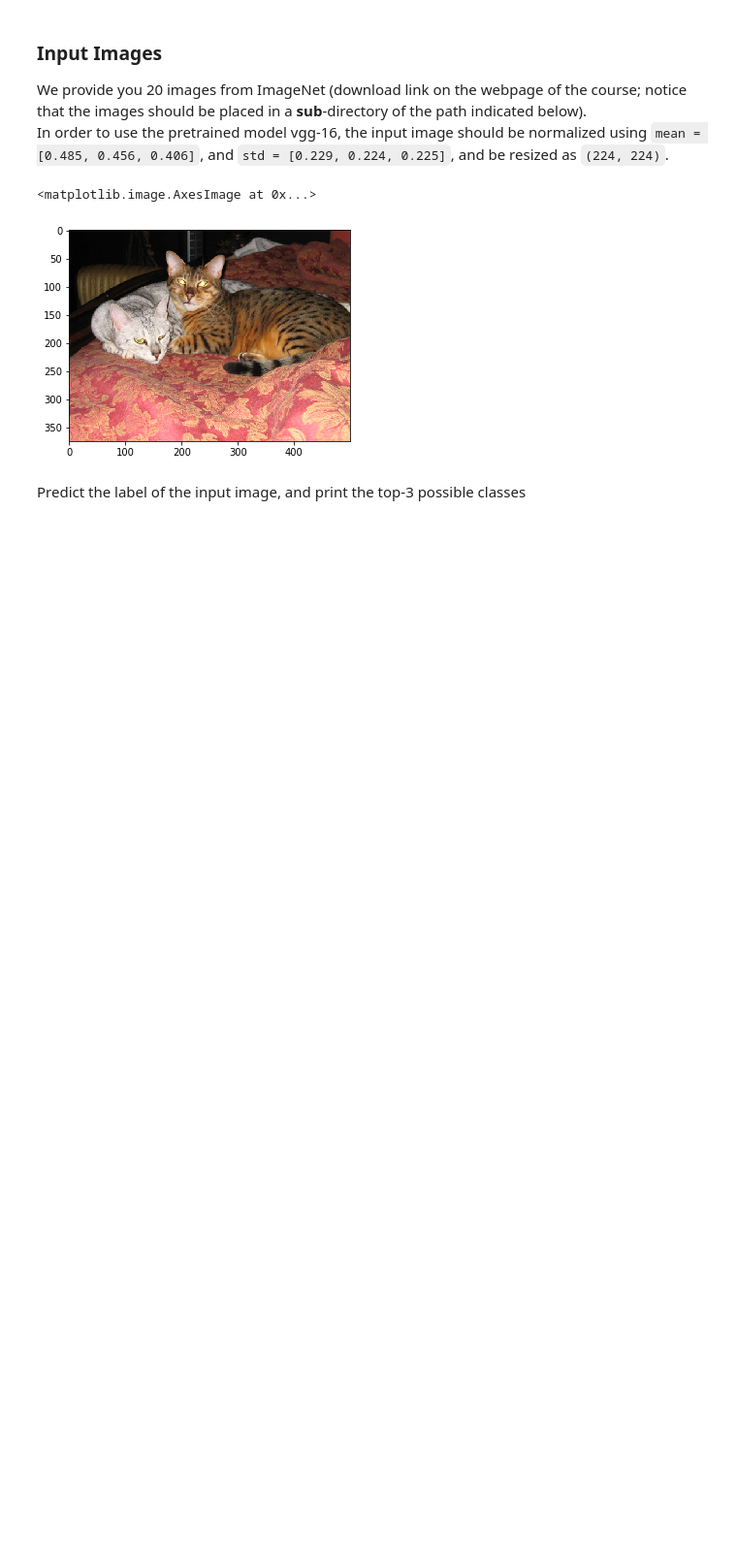
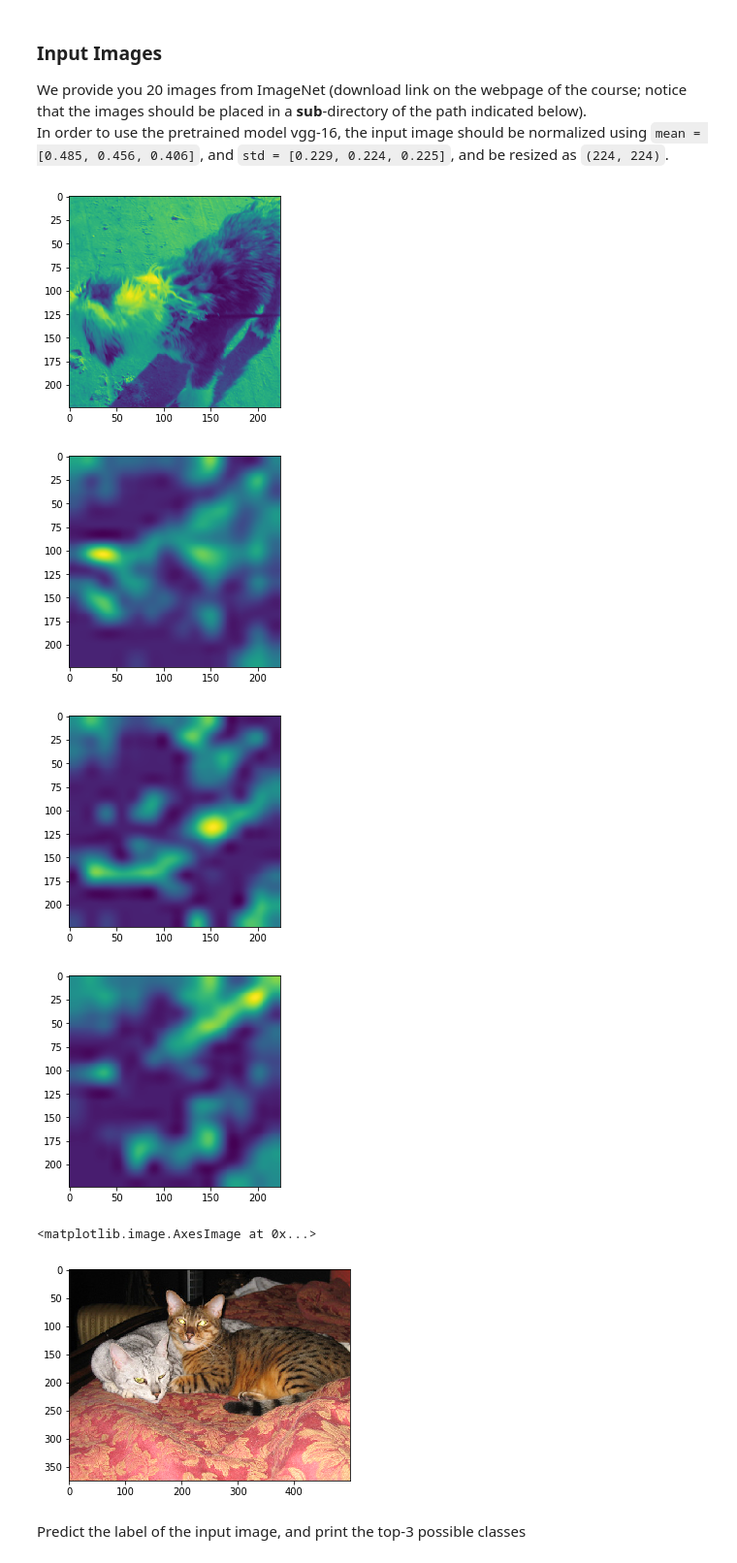
Before and after one commit to Marsobad/ADL, a Jupyter notebook: TP2_Grad_CAM.ipynb, the cells around one changed output. Shown: that part at 97% size. Cells and saved outputs as stored; diff of their text form; code cells hidden in the pictures; blank space fills up the shorter version.

```diff
--- a/TP2_Grad_CAM.ipynb
+++ b/TP2_Grad_CAM.ipynb
@@ -30,6 +30,8 @@ vgg_model = models.vgg16(pretrained=True)# return the vgg-16 model pretrained on
 We provide you 20 images from ImageNet (download link on the webpage of the course; notice that the images should be placed in a **sub**-directory of the path indicated below).<br>
 In order to use the pretrained model vgg-16, the input image should be normalized using `mean = [0.485, 0.456, 0.406]`, and `std = [0.229, 0.224, 0.225]`, and be resized as `(224, 224)`.
 # %%
+# The downloading process may take a few minutes.
+vgg_model = models.vgg16(pretrained=True)# return the vgg-16 model pretrained on ImageNet dataset.
 # Define preprocessing function of the input images
 def preprocess_image(dir_path):
     normalize = transforms.Normalize(mean=[0.485, 0.456, 0.406],
@@ -42,3 +44,27 @@ def preprocess_image(dir_path):
             normalize])) #normalize the tensor
 
     return (dataset)
+# The images should be in a *sub*-folder of "data/" (ex: data/TP2_images/images.jpg) and *not* directly in "data/"!
+# otherwise the function won't find them
+dir_path = "/data"
+dataset = preprocess_image(dir_path)
+# %%
+def grad_cam(image_index):
+  image_origin = dataset[image_index][0]
+  image_resized = torch.nn.functional.interpolate(image_origin.unsqueeze(0), (224,224),mode='bicubic')
+  plt.figure()
+  plt.imshow(image_resized[0][0].detach())
+
+  output = vgg_model(dataset[image_index][0].view(1, 3, 224, 224))
+  top3_classes = torch.topk(output, 3)[1].numpy()[0]
+
+  for class_nb in [281,282,283]:#top3_classes:
+    target_activity = None
+    activities = get_activities(class_nb,image_index)
+    target_grad = None
+    features_importance = get_features_importance(class_nb,image_index)
+    product = features_importance.view(1,512,1,1)*activities
+    heatmap = torch.relu(torch.mean(product,1))
+    heatmap_resized = torch.nn.functional.interpolate(heatmap.unsqueeze(0), (224,224),mode='bicubic')
+    plt.figure()
+    plt.imshow(heatmap_resized[0][0].detach())
@@ -45,3 +110,10 @@ def preprocess_image(dir_path):
+# %%
+grad_cam(2)
+# %% [output]
+[figure, added]
+[figure, added]
+[figure, added]
+[figure, added]
 # %%
 # The images should be in a *sub*-folder of "data/" (ex: data/TP2_images/images.jpg) and *not* directly in "data/"!
 # otherwise the function won't find them
```
Also changed, not shown: parts of 9 cells of this notebook.
